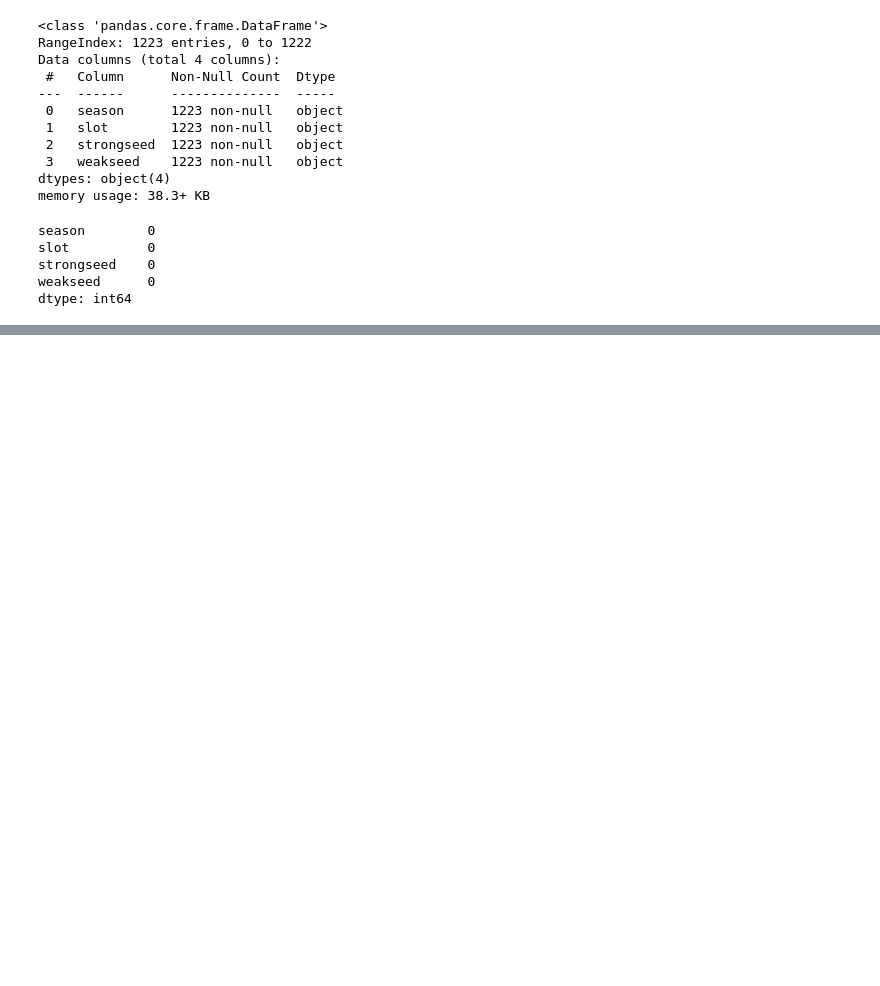
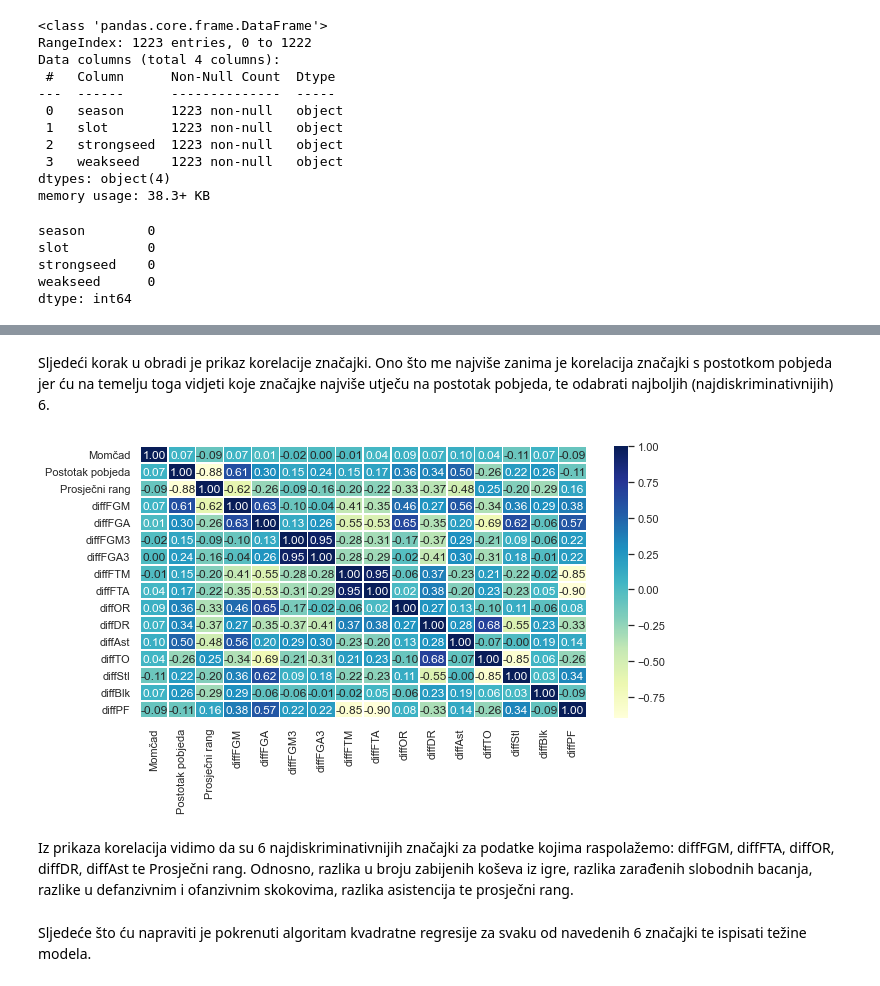
Before and after one commit to RoginicMatija/UZOP-Projekt, a Jupyter notebook: MarchMadness.ipynb, the cells around one changed output, grey strips where cells are left out. Cells and saved outputs as stored; diff of their text form; code cells hidden in the pictures; blank space fills up the shorter version.

```diff
--- a/MarchMadness.ipynb
+++ b/MarchMadness.ipynb
@@ -850,0 +1044,26 @@ dtype: int64
+# %%
+ts = frame['Momčad'].tolist()
+diffs = []
+cnt = 0
+for i in range(frame.shape[0]):
+    diffs.append([])
+for i in ts:
+    x = tmp[(tmp.WTeamID == i)]
+    xx = tmp[(tmp.LTeamID == i)]
+    for j in s:
+        win = 'W'+j
+        lose = 'L'+j
+        res = 0
+        res += ((x[win].sum() - x[lose].sum())/x.shape[0])
+
+        res += ((xx[lose].sum() - xx[win].sum())/xx.shape[0])
+
+        diffs[cnt].append(res)
+
+    cnt += 1
+# %%
+diffs_names = []
+for i in s:
+    diffs_names.append('diff'+i)
+f = pd.DataFrame(diffs, columns = diffs_names)
+f
@@ -850,0 +1084,3 @@ dtype: int64
+# %%
+frame = frame.drop(['TeamID'], axis = 1)
+frame
@@ -850,0 +1103,6 @@ dtype: int64
+# %%
+#print(frame)
+diff = pd.concat([frame,f], axis=1)
+#print(diff[diff.Momčad == 1147])
+diff = diff.sort_values(by=['Postotak pobjeda'], ascending = False)
+diff
@@ -850,0 +1123,10 @@ dtype: int64
+# %% [markdown]
+Sljedeći korak u obradi je prikaz korelacije značajki. Ono što me najviše zanima je korelacija značajki s postotkom pobjeda jer ću na temelju toga vidjeti koje značajke najviše utječu na postotak pobjeda, te odabrati najboljih (najdiskriminativnijih) 6.
+# %%
+sns.set(rc={'figure.figsize':(10,5)})
+sns.heatmap(diff.corr(), annot=True, fmt=".2f", cmap="YlGnBu", linewidths=0.5)
+plt.show()
+# %% [output]
+[figure, added]
+# %% [markdown]
+Iz prikaza korelacija vidimo da su 6 najdiskriminativnijih značajki za podatke kojima raspolažemo: diffFGM, diffFTA, diffOR, diffDR, diffAst te Prosječni rang. Odnosno, razlika u broju zabijenih koševa iz igre, razlika zarađenih slobodnih bacanja, razlike u defanzivnim i ofanzivnim skokovima, razlika asistencija te prosječni rang.
@@ -850,0 +1140,2 @@ dtype: int64
+# %% [markdown]
+Sljedeće što ću napraviti je pokrenuti algoritam kvadratne regresije za svaku od navedenih 6 značajki te ispisati težine modela.
```
Also changed, not shown: parts of 36 cells of this notebook.
